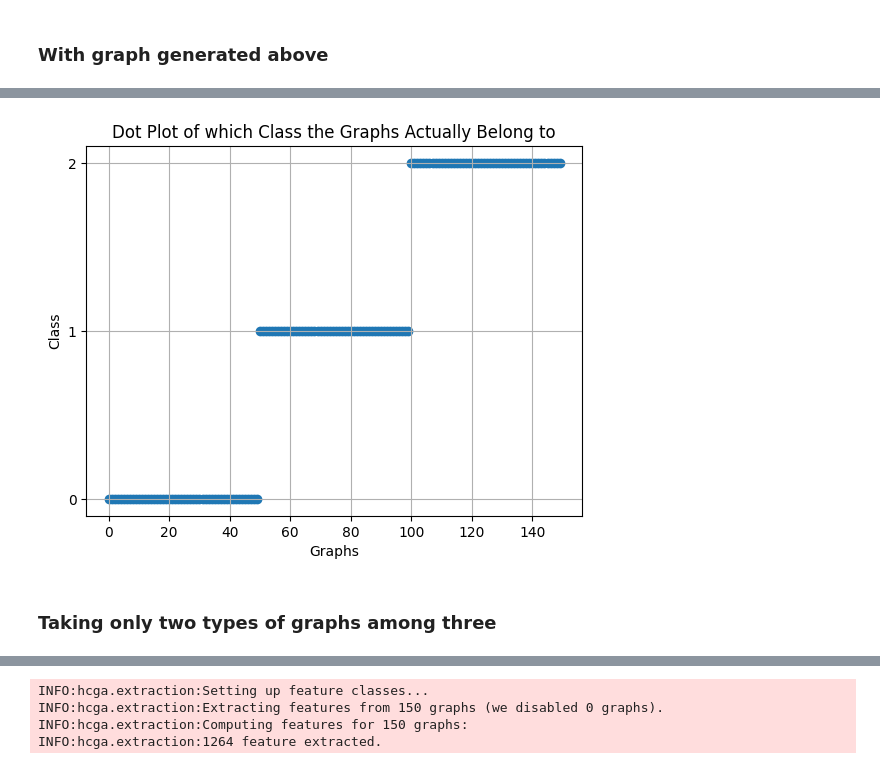
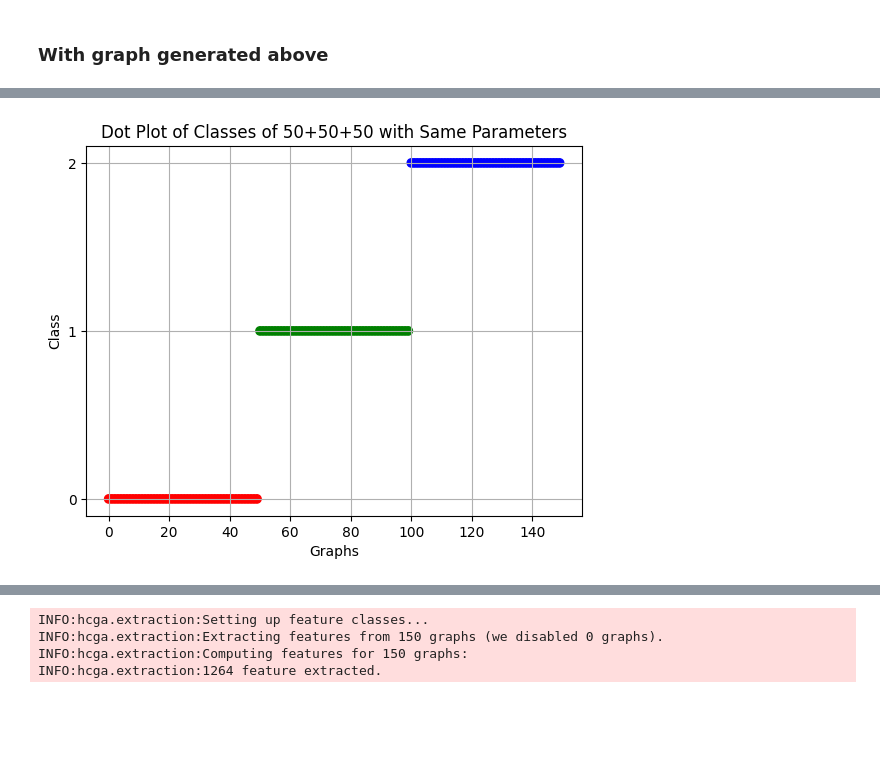
Before and after one commit to cccheryl0111/M2R_Group4, a Jupyter notebook: code.ipynb, the cells around one changed output, grey strips where cells are left out. Cells and saved outputs as stored; diff of their text form; code cells hidden in the pictures; blank space fills up the shorter version.

```diff
--- a/code.ipynb
+++ b/code.ipynb
@@ -367,20 +397,21 @@ INFO:hcga.analysis:956 with interpretability 1
 # %%
 # visualise prediction
 predictions = pd.read_csv("./results/kNN_test/prediction_results.csv", index_col=0)
 
 # list of 150 graphs
 graphs = list(range(len(predictions)))
 
+# set the colors of different actual groups
+colors = ['red']*50 + ['green']*50 + ['blue']*50
+
 # Create a dot plot
 %matplotlib inline
-plt.scatter(graphs, predictions)
+plt.scatter(graphs, predictions, c=colors)
 plt.xlabel('Graphs')
 plt.ylabel('Class')
-plt.title('Dot Plot of which Class the Graphs Actually Belong to')
+plt.title('Dot Plot of Classes of 50+50+50 with Same Parameters')
 plt.yticks([0, 1, 2])
 plt.grid(True)
 plt.show()
 # %% [output]
-[figure, old version]
+[figure, new version]
-# %% [markdown]
-### Taking only two types of graphs among three
```
Also changed, not shown: parts of 74 cells of this notebook, 22 other files.
